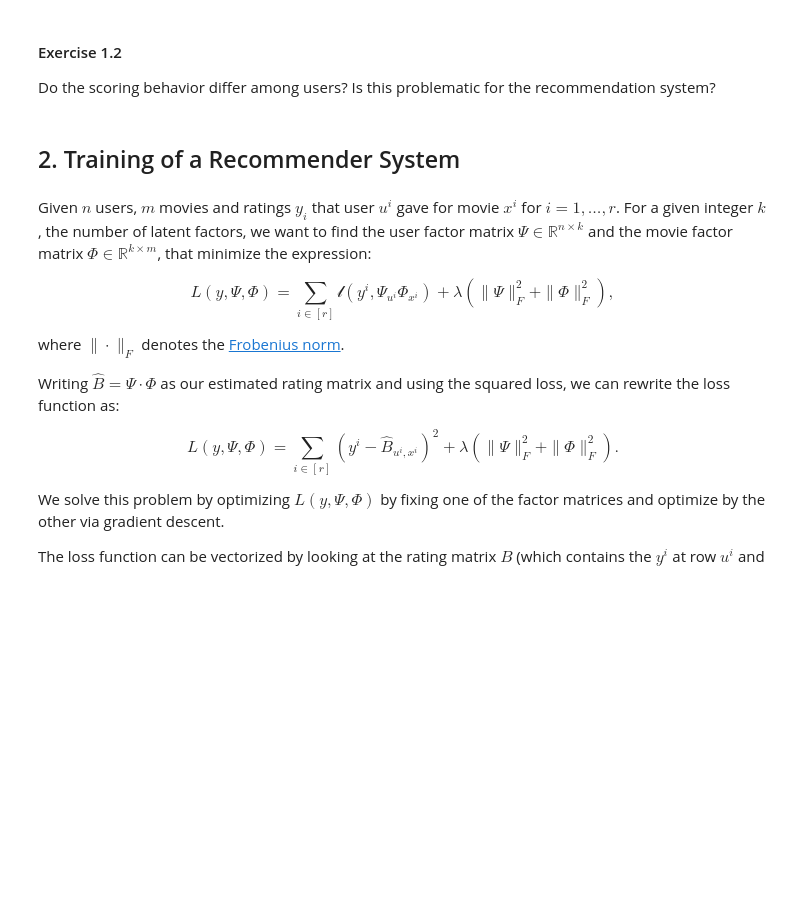
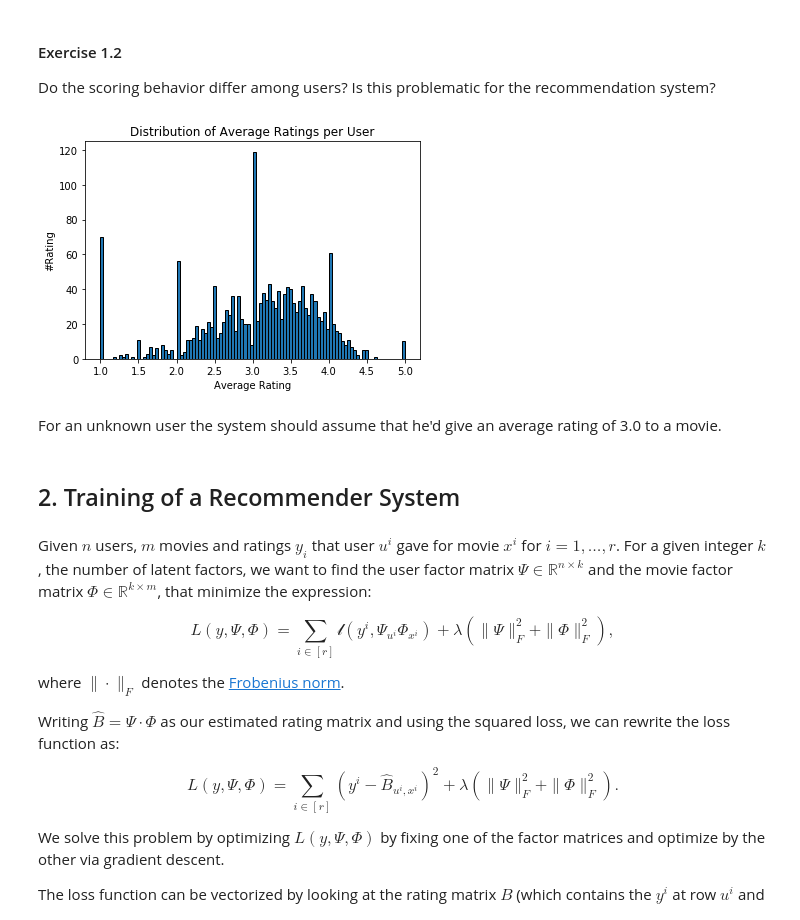
Before and after one commit to WGierke/master_programme, a Jupyter notebook: Intelligent_Data_Analysis_2/Exercise5/Recommender Systems.ipynb, the cells around one changed output. Drawn from its saved outputs; the diff is of its cells as text; code cells hidden in the pictures; blank space fills up the shorter version.

```diff
--- a/Intelligent_Data_Analysis_2/Exercise5/Recommender Systems.ipynb
+++ b/Intelligent_Data_Analysis_2/Exercise5/Recommender Systems.ipynb
@@ -145,3 +151,13 @@ Do the scoring behavior differ among users? Is this problematic for the recommen
+# %%
+ratings.groupby('user_id').mean()['rating'].hist(grid=False, ec='k', bins=100)
+plt.xlabel('Average Rating')
+plt.ylabel('#Rating')
+plt.title('Distribution of Average Ratings per User')
+plt.show()
+# %% [output]
+[figure, added]
+# %% [markdown]
+For an unknown user the system should assume that he'd give an average rating of 3.0 to a movie.
 # %% [markdown]
 ## 2. Training of a Recommender System
 # %% [markdown]
```
Also changed, not shown: parts of 24 cells of this notebook, 2 other files.
